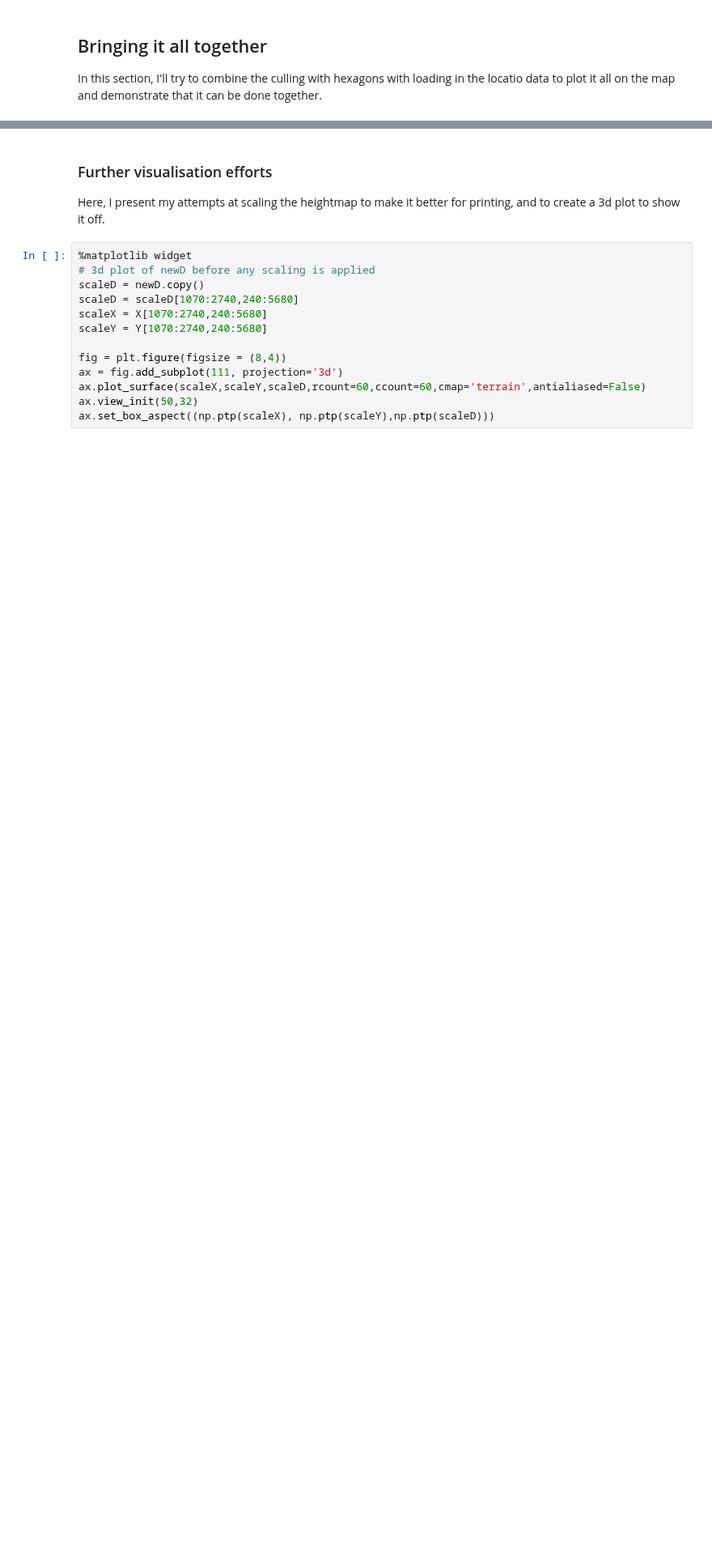
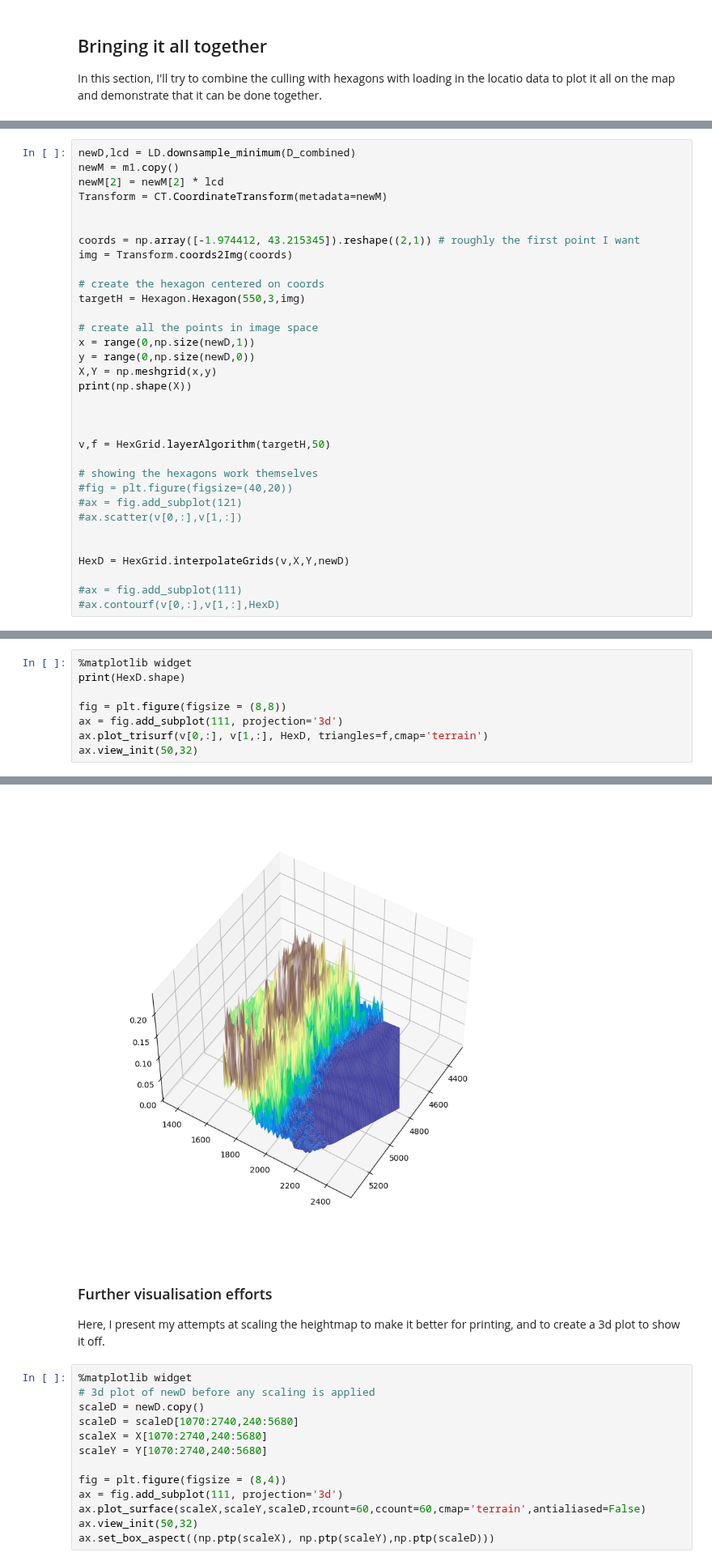
Before and after one commit to DAndrewA/TopographicalHexagons, a Jupyter notebook: main.ipynb, the cells around one changed output, grey strips where cells are left out. Shown at 81% size. Saved outputs shown, nothing was run; the diff lists cells and outputs as text; blank space fills up the shorter version.

Commit message:
Grid interpolation
I've managed to get the interpolation from our image grid to the hexagonal grid working, and as the computations are paralelised its fairly quick and scalable.

```diff
--- a/main.ipynb
+++ b/main.ipynb
@@ -243,0 +232,33 @@ plt.show()
+# %%
+newD,lcd = LD.downsample_minimum(D_combined)
+newM = m1.copy()
+newM[2] = newM[2] * lcd
+Transform = CT.CoordinateTransform(metadata=newM)
+
+
+coords = np.array([-1.974412, 43.215345]).reshape((2,1)) # roughly the first point I want
+img = Transform.coords2Img(coords)
+
+# create the hexagon centered on coords
+targetH = Hexagon.Hexagon(550,3,img)
+
+# create all the points in image space
+x = range(0,np.size(newD,1))
+y = range(0,np.size(newD,0))
+X,Y = np.meshgrid(x,y)
+print(np.shape(X))
+
+
+
+v,f = HexGrid.layerAlgorithm(targetH,50)
+
+# showing the hexagons work themselves
+#fig = plt.figure(figsize=(40,20))
+#ax = fig.add_subplot(121)
+#ax.scatter(v[0,:],v[1,:])
+
+
+HexD = HexGrid.interpolateGrids(v,X,Y,newD)
+
+#ax = fig.add_subplot(111)
+#ax.contourf(v[0,:],v[1,:],HexD)
@@ -243,0 +272,9 @@ plt.show()
+# %%
+%matplotlib widget
+print(HexD.shape)
+
+fig = plt.figure(figsize = (8,8))
+ax = fig.add_subplot(111, projection='3d')
+ax.plot_trisurf(v[0,:], v[1,:], HexD, triangles=f,cmap='terrain')
+ax.view_init(50,32)
+# %% [output]
@@ -244,3 +282,4 @@ plt.show()
+[figure, added]
 # %% [markdown]
 ### Further visualisation efforts
 
```
Also changed, not shown: parts of 10 cells of this notebook, 1 other file.
